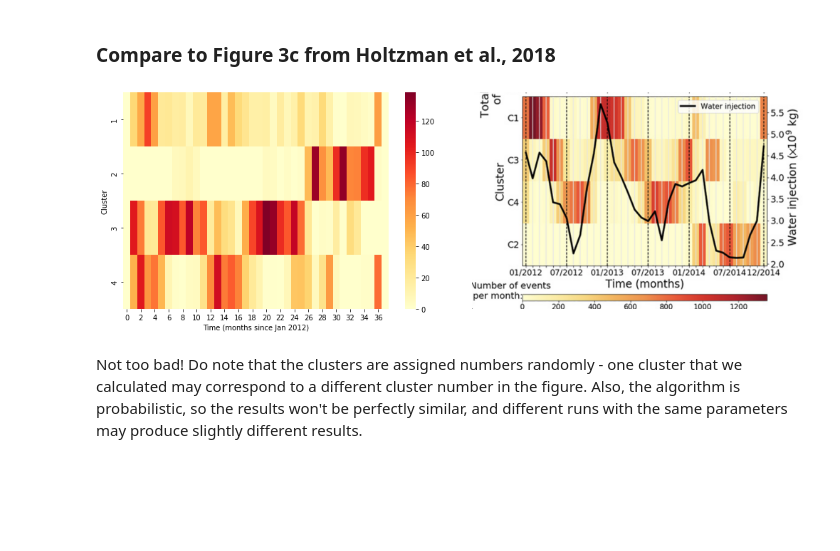
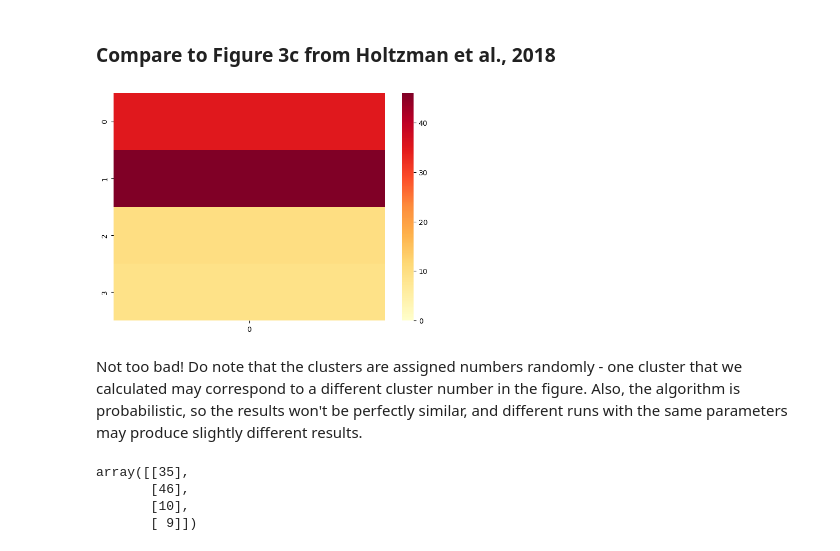
Before and after one commit to Specufex/specufex, a Jupyter notebook: tutorials/amatrice_tutorial.ipynb, the cells around one changed output. Saved outputs shown, nothing was run; the diff lists cells and outputs as text; code cells hidden in the pictures; blank space fills up the shorter version.

```diff
--- a/tutorials/amatrice_tutorial.ipynb
+++ b/tutorials/amatrice_tutorial.ipynb
@@ -335,7 +199,7 @@ nmf = BayesianNonparametricNMF(np.stack(cat["stft"].values).shape)
 # %% [markdown]
 The model is fit in a loop. In our case, we use 100,000 batches with batch size of 1.
 # %%
-batches = 100000
+batches = 100
 batch_size = 1
 
 t = trange(batches, desc="NMF fit progress ", leave=True)
@@ -391,9 +249,9 @@ The HMM model is created using the `BayesianHMM` class. Currently, in order to s
 #nmf = BayesianNonparametricNMF.load("data/geysers/nmf.h5")
 
 num_states = 8
-hmm = BayesianHMM(nmf.num_pat, nmf.gain, num_state=num_states, Neff=50000)
+hmm = BayesianHMM(nmf.num_pat, nmf.gain, num_state=num_states, Neff=500)
 # %%
-batches = 5000
+batches = 500
 t = trange(batches, desc="HMM fit progress ", leave=True)
 for i in t:
     idx = np.random.randint(Vs.shape[0], size=1)
@@ -448,15 +305,15 @@ We now compare the clusters from our fit to the results from the reference above
 # %%
-date_list = []
-for name in cat["event_id"]:
+# date_list = []
+# for otime in cat["otime"]:
 
-    name = name.split('/')[-1]
-    doy = int(name[19:22])
-    year = int(name[14:18])
+#     name = name.split('/')[-1]
+#     doy = int(name[19:22])
+#     year = int(name[14:18])
 
-    date = pd.Timestamp(datetime.datetime(year, 1, 1)+ pd.DateOffset(doy-1))
+#     date = pd.Timestamp(datetime.datetime(year, 1, 1)+ pd.DateOffset(doy-1))
 
-    date_list.append(date)
-
+#     date_list.append(date)
+date_list = cat["otime"]
 df = pd.DataFrame(fingerprints_)
 df['Date'] = date_list
 df['Date_index'] = date_list
@@ -501,26 +358,33 @@ barHeights_arNorm = np.array(barHeightsPadListNorm)
 # %%
 f, axes = plt.subplots(1,2,figsize=(14,5))
 sns.heatmap(barHeights_ar,
             cmap=cm.YlOrRd,
             vmin = 0, #Values to anchor the colormap, otherwise they are inferred from the data and other keyword arguments.
             vmax = np.max(barHeightsPadList),
             square=False,
             ax=axes[0])
 
-axes[0].set_ylabel('Observations \n per hour',labelpad=4)
-axes[0].set_yticks([0.5,1.5,2.5,3.5])
-axes[0].set_yticklabels(['1','2','3','4'])
-axes[0].set_ylabel('Cluster')
-axes[0].set_xlabel('Time (months since Jan 2012)')
+# axes[0].set_ylabel('Observations \n per hour',labelpad=4)
+# axes[0].set_yticks([0.5,1.5,2.5,3.5])
+# axes[0].set_yticklabels(['1','2','3','4'])
+# axes[0].set_ylabel('Cluster')
+# axes[0].set_xlabel('Time (months since Jan 2012)')
 
-im = plt.imread("./figures/holtzman2018_figure.png")
-#plt.figure(figsize=(10,10))
-axes[1].imshow(im)
-axes[1].set_aspect('auto')
+# im = plt.imread("./figures/holtzman2018_figure.png")
+# #plt.figure(figsize=(10,10))
+# axes[1].imshow(im)
+# axes[1].set_aspect('auto')
 
 plt.tight_layout()
 plt.axis('off');
 # %% [output]
-[figure, old version]
+[figure, new version]
 # %% [markdown]
 Not too bad! Do note that the clusters are assigned numbers randomly - one cluster that we calculated may correspond to a different cluster number in the figure. Also, the algorithm is probabilistic, so the results won't be perfectly similar, and different runs with the same parameters may produce slightly different results.
+# %%
+barHeights_ar
+# %% [output]
+array([[35],
+       [46],
+       [10],
+       [ 9]])
```
Also changed, not shown: parts of 34 cells of this notebook, 6 other files.
